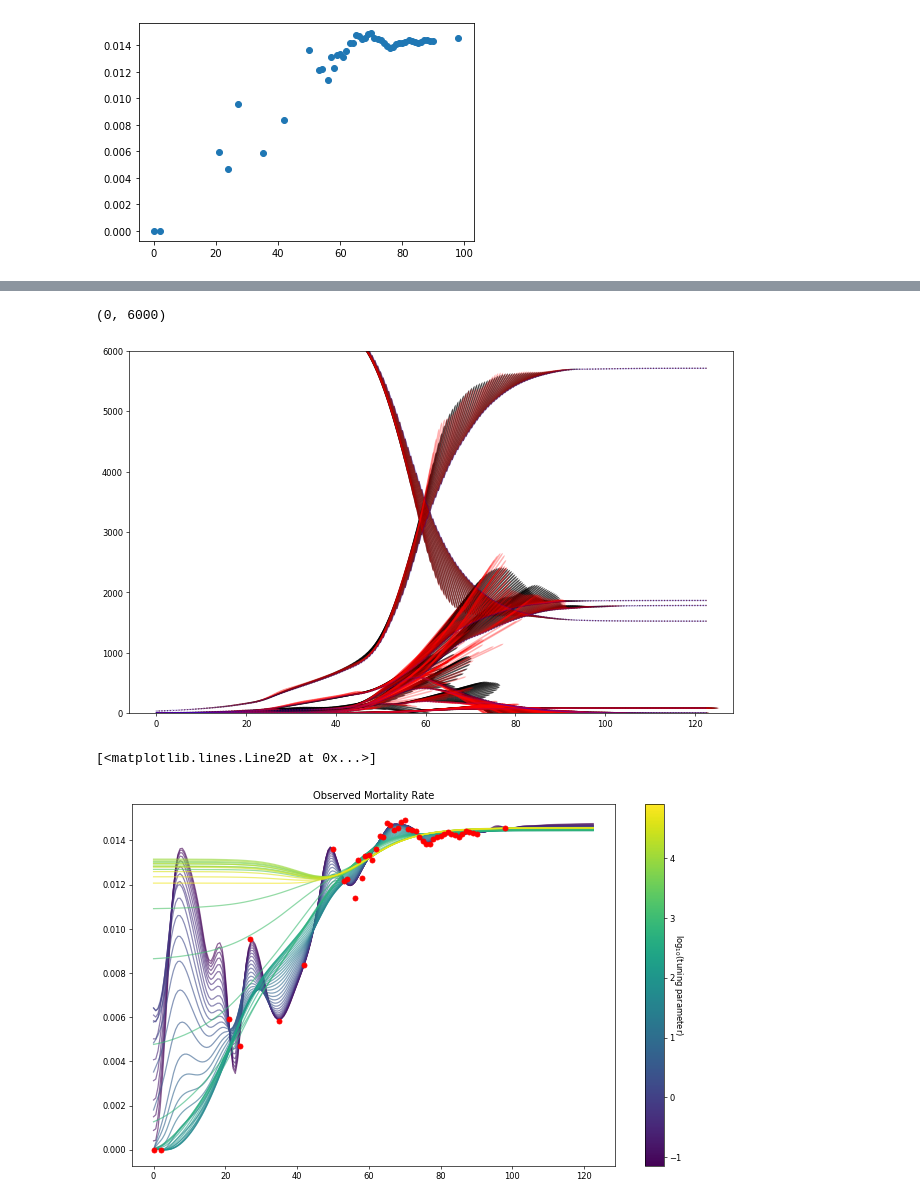
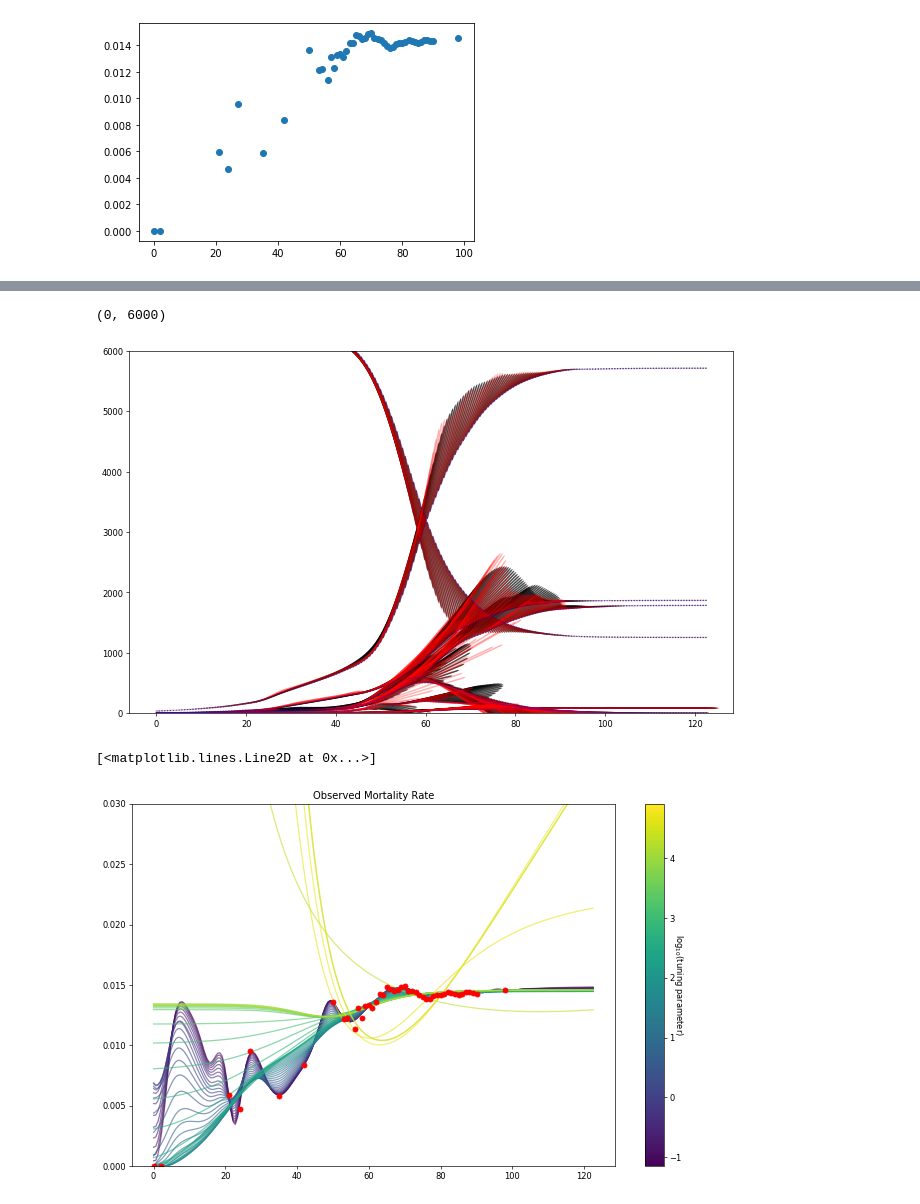
Before and after one commit to dwu402/pypei, a Jupyter notebook: samoa-data.ipynb, the cells around one changed output, grey strips where cells are left out. Cells and saved outputs as stored; diff of their text form; code cells hidden in the pictures.

```diff
--- a/samoa-data.ipynb
+++ b/samoa-data.ipynb
@@ -30,13 +30,13 @@ def seir(t, y, p):
     return [
         -b*S*I/(S+E+I+H+G+R),
         b*S*I/(S+E+I+H+G+R)-g*E,
-        g*E-(e+a+m)*I,
-        e*I-d*H,
+        g*E-(a+m)*I,
+        e*a*I-d*H,
         d*H,
-        a*I,
+        (1-e)*a*I,
         m*I,
         g*E,
-        e*I
+        e*a*I
     ]
 # %%
 read_file = True
@@ -267,28 +267,28 @@ for i, xxi in enumerate(xx):
 plt.ylim([0, 6000])
 # %% [output]
 (0, 6000)
-[figure, old version]
+[figure, new version]
 # %%
 import matplotlib.cm as mplcm
 import matplotlib.colors as colors
 i0, i1 = (40, -10)
 
 cNorm = colors.Normalize(vmin=np.log10(prange[i0]), vmax=np.log10(prange[i1]))
 cm = plt.get_cmap('viridis')
 scalarMap = mplcm.ScalarMappable(norm=cNorm, cmap=cm)
 
 plt.figure(figsize=[13,8], dpi=60)
 for i,p in enumerate(prange[i0:i1]):
     plt.plot(model.observation_times, getx(sols[i+i0]['x'])[6]/getx(sols[i+i0]['x'])[-2],
              color=scalarMap.to_rgba(np.log10(p)), alpha=0.6)
-# plt.ylim(0, 0.04)
+plt.ylim(0, 0.03)
 cbar = plt.colorbar(scalarMap)
 cbar.set_label(r'$\log_{10}($tuning parameter$)$', rotation=270)
 plt.title("Observed Mortality Rate")
 plt.plot(time, D/cE, 'ro')
 # %% [output]
 [<matplotlib.lines.Line2D at 0x...>]
-[figure, old version]
+[figure, new version]
 # %%
 plt.figure(figsize=[13,8], dpi=360)
 
```
Also changed, not shown: parts of 23 cells of this notebook, 2 other files.
